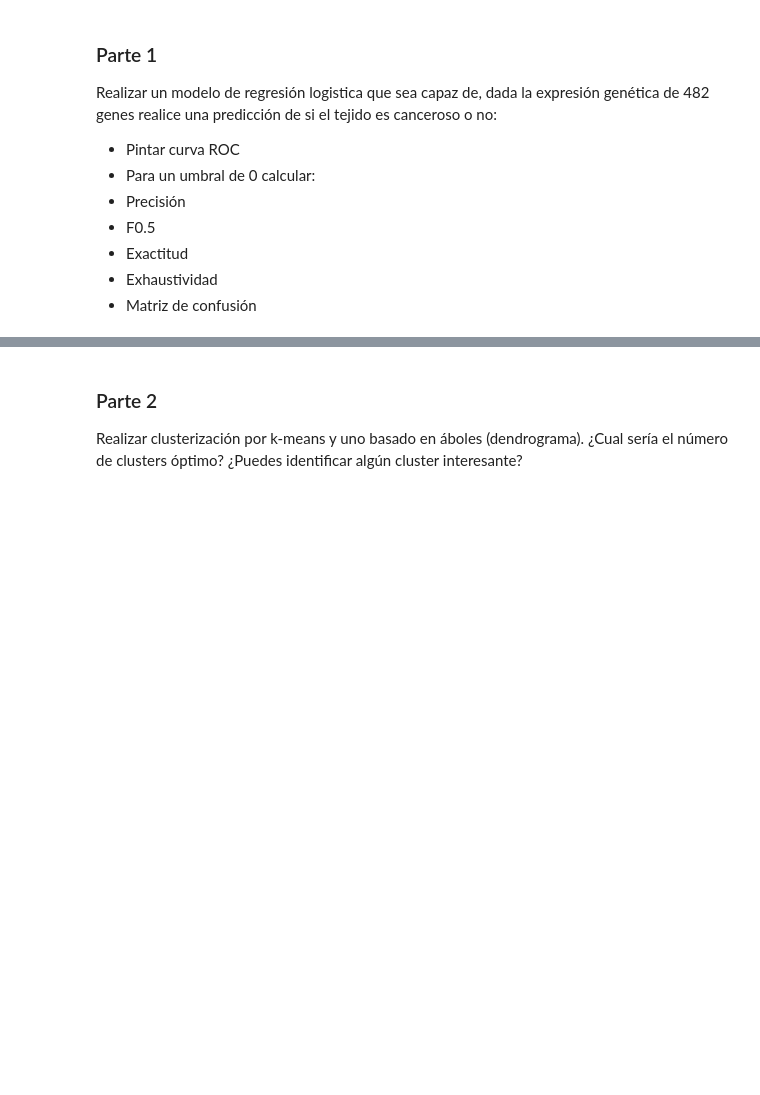
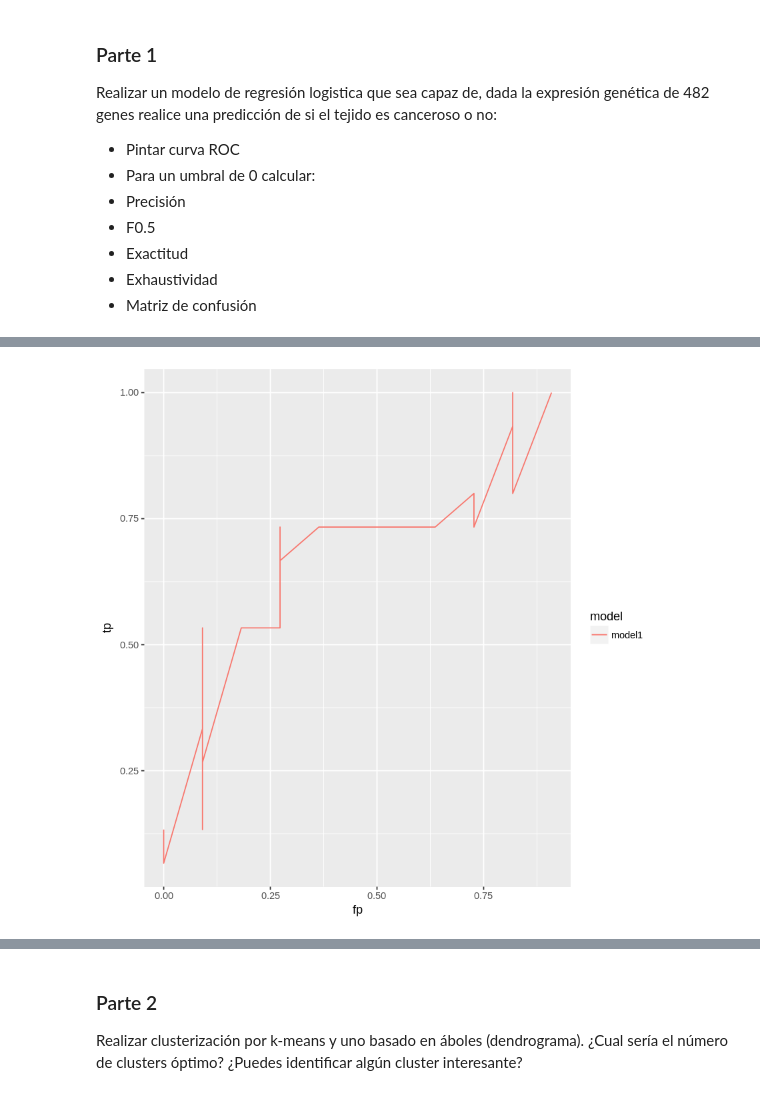
Before and after one commit to error0x01/DATA_MINING, a Jupyter notebook: Practica_jljg.ipynb, the cells around one changed output, grey strips where cells are left out. Saved outputs shown, nothing was run; the diff lists cells and outputs as text; code cells hidden in the pictures; blank space fills up the shorter version.

```diff
--- a/Practica_jljg.ipynb
+++ b/Practica_jljg.ipynb
@@ -69,4 +106,6 @@ Realizar un modelo de regresión logistica que sea capaz de, dada la expresión
  * Matriz de confusión
 # %%
 # Identificamos cada fila como 0 (Normal) o 1 (Cancer) añadiendo la columna X en función de "genexp"
-genexp_norm$X <- ifelse(grepl('^Normal.', genexp$X),0,1)
+genexp_norm$dictamen <- ifelse(grepl('^Normal.', genexp$X),0,1)
+genexp_norm$X <- ifelse(grepl('^Normal.', genexp$X),"normal","cancer")
+head(genexp_norm)
@@ -74,0 +120,8 @@ genexp_norm$X <- ifelse(grepl('^Normal.', genexp$X),0,1)
+# %%
+# Creamos los grupos de training y test
+idx <- sample(1:nrow(genexp_norm),nrow(genexp_norm)*0.7)
+genexp_norm.train <- genexp_norm[idx,]
+genexp_norm.test <- genexp_norm[-idx,]
+
+print(paste("Datos de entrenamiento: ", nrow(genexp_norm.train)))
+print(paste("Datos de test: ", nrow(genexp_norm.test)))
@@ -74,0 +131,4 @@ genexp_norm$X <- ifelse(grepl('^Normal.', genexp$X),0,1)
+# %%
+# Creamos el modelo de regresión logística y la predicción
+model_glm <- glm(data = genexp_norm.train, formula = dictamen ~ ., family = binomial(link='logit'))
+y_predict <- predict(model_glm, genexp_norm.test)
@@ -74,0 +138,29 @@ genexp_norm$X <- ifelse(grepl('^Normal.', genexp$X),0,1)
+# %%
+# Calculamos la Curva ROC
+library(ggplot2)
+calctp_fp<-function(y_predict,y_real,th){
+    y_est<-ifelse(y_predict<th,0,1)
+    idx_normal <- y_real==1
+    idx_cancer <- y_real==0
+
+    M<-table(y_est,genexp_norm.test$dictamen)
+    if (ncol(M)==2 && nrow(M)==2){
+        truePositive<-M[1,1]/(M[1,1]+M[2,1])
+        falsePositive<-M[1,2]/(M[1,2]+M[2,2])
+        c(tp=truePositive,fp=falsePositive)
+    }else{
+        c(tp=NA,fp=NA)
+    }
+}
+
+dfROC<-data.frame(th=unique(y_predict),tp=NA,fp=NA,model="model1")
+
+for (i in 1:nrow(dfROC)){
+    v<-calctp_fp(y_predict,genexp_norm.test$dictamen,dfROC$th[i])
+    dfROC$tp[i]<-v["tp"]
+    dfROC$fp[i]<-v["fp"]
+}
+
+dfROC<-dfROC[order(dfROC$fp),]
+ggplot(data=dfROC,aes(x=fp,y=tp,color=model))+geom_path()
+# %% [output]
@@ -74,0 +169 @@ genexp_norm$X <- ifelse(grepl('^Normal.', genexp$X),0,1)
+[figure, added]
```
Also changed, not shown: parts of 27 cells of this notebook.
